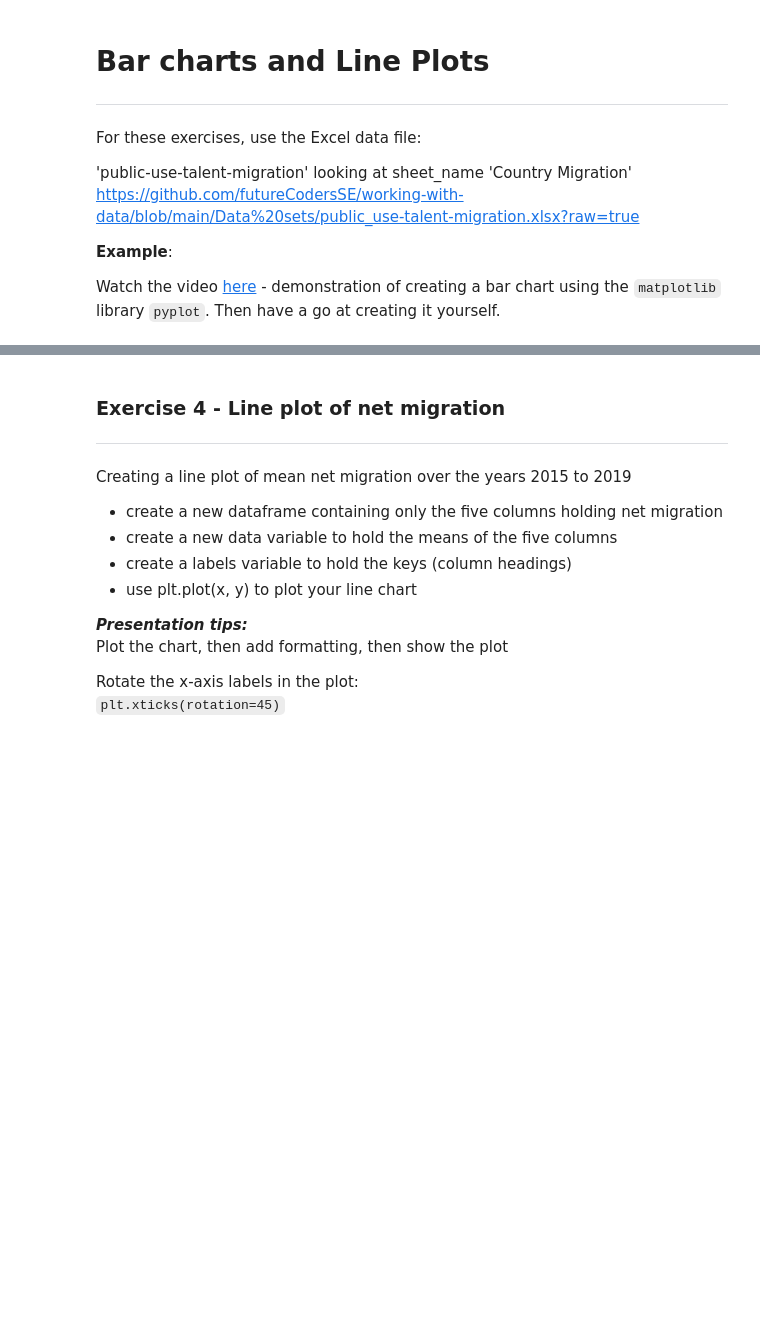
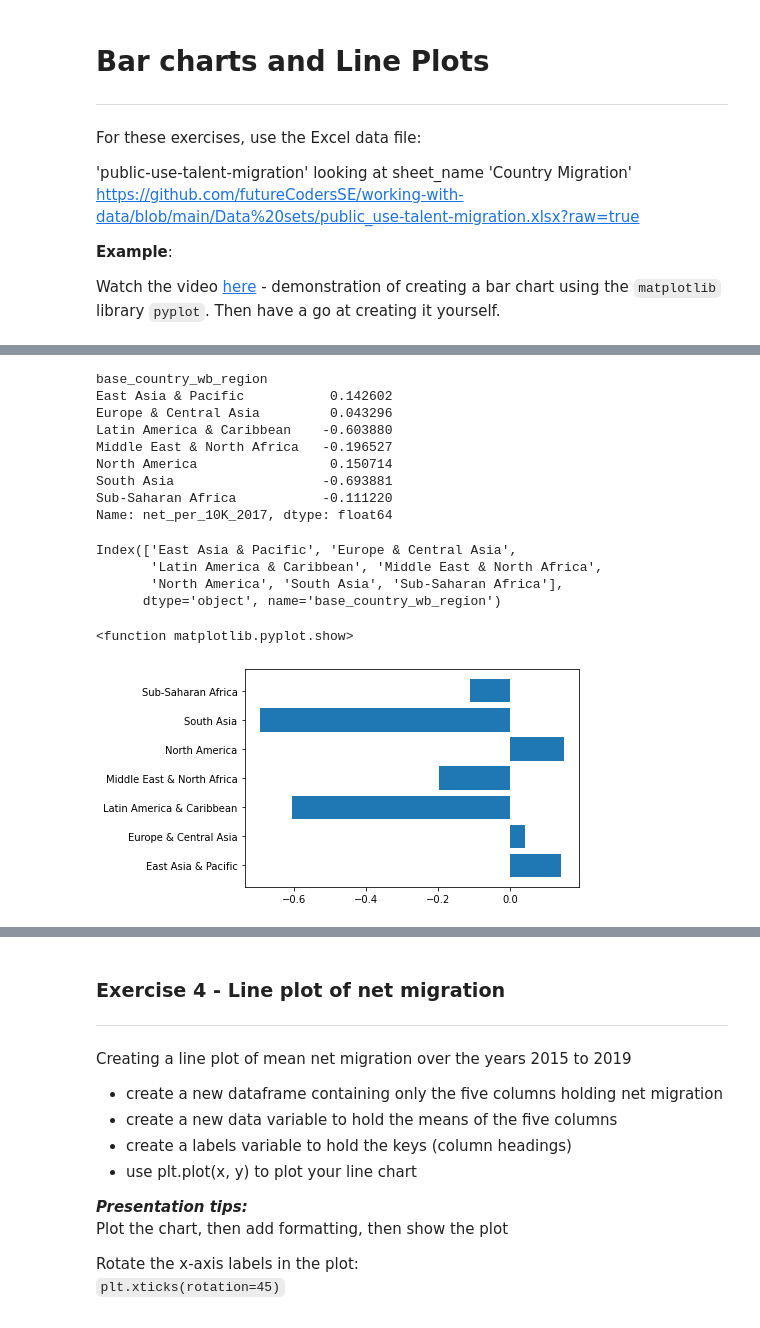
Before and after one commit to Jojomaque/DataScience, a Jupyter notebook: Jojo_Correlation_and_visualisation.ipynb, the cells around one changed output, grey strips where cells are left out. Saved outputs shown, nothing was run; the diff lists cells and outputs as text; code cells hidden in the pictures; blank space fills up the shorter version.

```diff
--- a/Jojo_Correlation_and_visualisation.ipynb
+++ b/Jojo_Correlation_and_visualisation.ipynb
@@ -324,15 +324,17 @@ import pandas as pd
 import matplotlib.pyplot as plt
 url = "https://github.com/futureCodersSE/working-with-data/blob/main/Data%20sets/public_use-talent-migration.xlsx?raw=true"
 df = pd.read_excel(url, sheet_name = 'Country Migration')
-
-# create new dataframe - regions - from groupby 'base_country_wb_region' and calculating the means
-regions =
-
-# get the data values series from the column 'net_per_10K_2017'
-data =
-
-# get the x axis labels from the data keys
-labels =
-
-# plot the bar chart (horizontal plot) from the labels and data
-plt.
+df.head()
+# # create new dataframe - regions - from groupby 'base_country_wb_region' and calculating the means
+regions = df.groupby(['base_country_wb_region']).mean()
+display(regions)
+# # get the data values series from the column 'net_per_10K_2017'
+data = regions['net_per_10K_2017']  #key value pairs
+display(data)
+# # get the x axis labels from the data keys
+labels = data.keys() #our keys from data
+display(labels)
+# # plot the bar chart (horizontal plot) from the labels and data
+plt.barh(labels,data)  #x  categories and data values
+plt.show
+# %% [output]
@@ -338,0 +350,15 @@ plt.
+base_country_wb_region
+East Asia & Pacific           0.142602
+Europe & Central Asia         0.043296
+Latin America & Caribbean    -0.603880
+Middle East & North Africa   -0.196527
+North America                 0.150714
+South Asia                   -0.693881
+Sub-Saharan Africa           -0.111220
+Name: net_per_10K_2017, dtype: float64
+Index(['East Asia & Pacific', 'Europe & Central Asia',
+       'Latin America & Caribbean', 'Middle East & North Africa',
+       'North America', 'South Asia', 'Sub-Saharan Africa'],
+      dtype='object', name='base_country_wb_region')
+<function matplotlib.pyplot.show>
+[figure, added]
```
Also changed, not shown: parts of 2 cells of this notebook.
